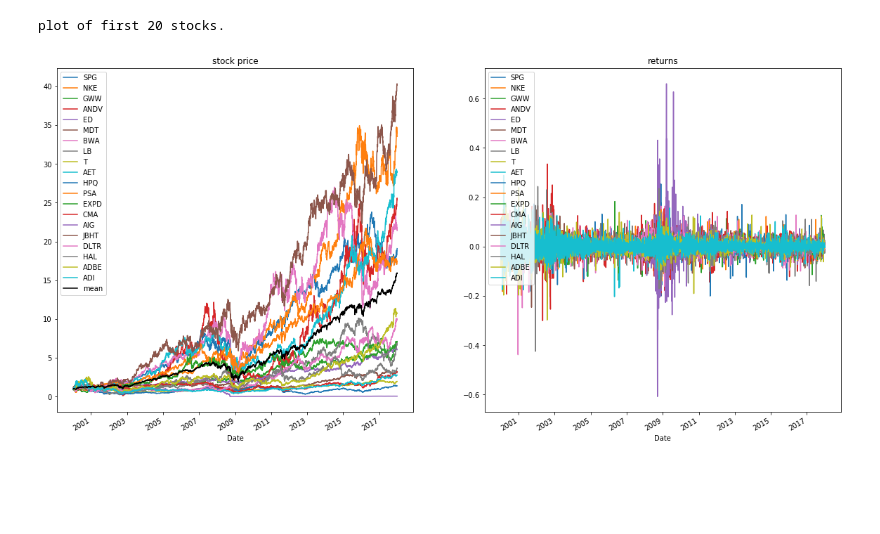
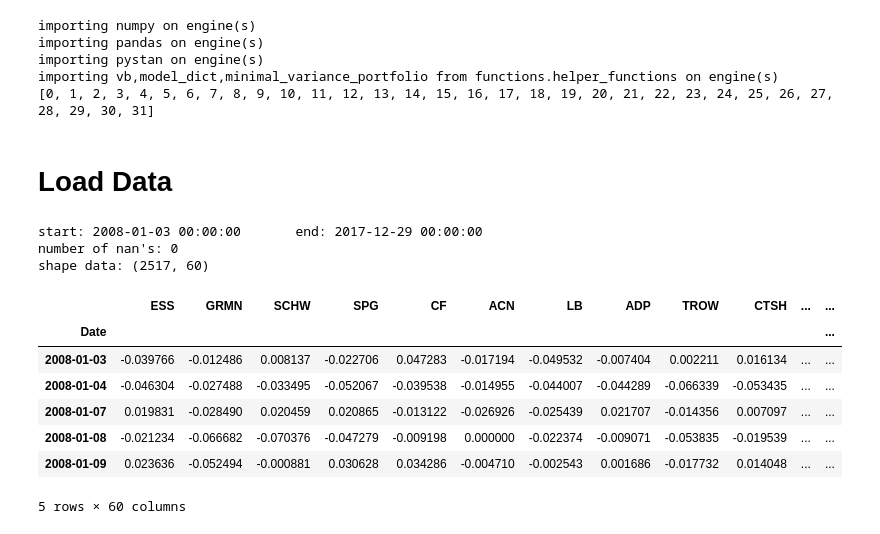
Before and after one commit to rsnirwan/GPLVMsInFinance, a Jupyter notebook: portfolio_performance.ipynb, the cells around one changed output. Drawn from its saved outputs; the diff is of its cells as text; code cells hidden in the pictures; blank space fills up the shorter version.

```diff
--- a/portfolio_performance.ipynb
+++ b/portfolio_performance.ipynb
@@ -62,27 +29,64 @@ end_date: 2017-12-29 00:00:00
+# %%
+import ipyparallel as ipp
+
+rc = ipp.Client()
+dview = rc.load_balanced_view()
+
+with rc[:].sync_imports():
+    import numpy as np
+    import pandas as pd
+    import pystan
+
+    from functions.helper_functions import (vb, model_dict, minimal_variance_portfolio)
+print(rc.ids)
+
+run_in_parallel = True
+# %% [output]
+importing numpy on engine(s)
+importing pandas on engine(s)
+importing pystan on engine(s)
+importing vb,model_dict,minimal_variance_portfolio from functions.helper_functions on engine(s)
+[0, 1, 2, 3, 4, 5, 6, 7, 8, 9, 10, 11, 12, 13, 14, 15, 16, 17, 18, 19, 20, 21, 22, 23, 24, 25, 26, 27, 28, 29, 30, 31]
+# %% [markdown]
+<h1>Load Data</h1>
 # %%
-start = datetime.strptime('2000-01-01', '%Y-%m-%d')  # data.index[0]
-end = datetime.strptime('2018-01-01', '%Y-%m-%d')    # data.index[-1]
+N = 60  # max: 120
 
-# fill missing values with 0
-data.fillna(value=0, inplace=True)
+data = pd.read_csv('example_data/stock_data_08_18.csv', index_col='Date', parse_dates=['Date']).iloc[:,:N]
+
+stock_list = data.columns
+start = data.index[0]
+end = data.index[-1]
+
+print("start: {}\t end: {}".format(start, end))
+print( "number of nan's: {}".format(data.isna().sum().sum()) )
+print( "shape data: {}".format(data.shape) )
+display(data.head())
 
 
-## visualize cumulative returns and returns we are going to work with
-N_plot = 20
-fig = plt.figure(figsize=(20,10))
 
-ax = fig.add_subplot(121)
-np.cumprod(1+data.iloc[:, :N_plot], axis=0).plot(ax=ax, title='stock price')
-np.cumprod(1+data.iloc[:, :N_plot].mean(axis=1)).plot(ax=ax,
-                                                      label='mean',
-                                                      color='black')
-ax.legend()
+# visualize data
+if N <= 30:
+    fig = plt.figure(figsize=(20,10))
 
-ax = fig.add_subplot(122)
-data.iloc[:, :N_plot].plot(ax=ax, title='returns')
+    ax = fig.add_subplot(121)
+    np.cumprod(1+data, axis=0).plot(ax=ax, title='stock price')
+    np.cumprod(1+data.mean(axis=1)).plot(ax=ax, label='mean', color='black')
+    ax.legend()
 
-print('plot of first {} stocks.'.format(N_plot))
-plt.show()
+    ax = fig.add_subplot(122)
+    data.plot(ax=ax, title='returns')
+
+    plt.show()
 # %% [output]
-plot of first 20 stocks.
+start: 2008-01-03 00:00:00       end: 2017-12-29 00:00:00
+number of nan's: 0
+shape data: (2517, 60)
-[figure, removed]
+|  | ESS | GRMN | SCHW | SPG | CF | ACN | LB | ADP | TROW | CTSH | ... | ... |
+| Date |  |  |  |  |  |  |  |  |  |  |  | ... |
+| 2008-01-03 | -0.039766 | -0.012486 | 0.008137 | -0.022706 | 0.047283 | -0.017194 | -0.049532 | -0.007404 | 0.002211 | 0.016134 | ... | ... |
+| 2008-01-04 | -0.046304 | -0.027488 | -0.033495 | -0.052067 | -0.039538 | -0.014955 | -0.044007 | -0.044289 | -0.066339 | -0.053435 | ... | ... |
+| 2008-01-07 | 0.019831 | -0.028490 | 0.020459 | 0.020865 | -0.013122 | -0.026926 | -0.025439 | 0.021707 | -0.014356 | 0.007097 | ... | ... |
+| 2008-01-08 | -0.021234 | -0.066682 | -0.070376 | -0.047279 | -0.009198 | 0.000000 | -0.022374 | -0.009071 | -0.053835 | -0.019539 | ... | ... |
+| 2008-01-09 | 0.023636 | -0.052494 | -0.000881 | 0.030628 | 0.034286 | -0.004710 | -0.002543 | 0.001686 | -0.017732 | 0.014048 | ... | ... |
+5 rows × 60 columns
```
Also changed, not shown: parts of 20 cells of this notebook, 18 other files.
